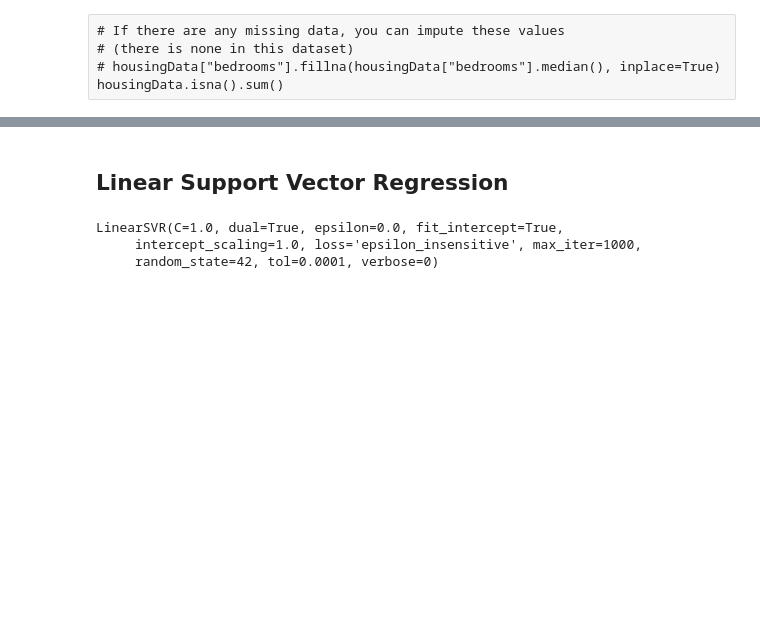
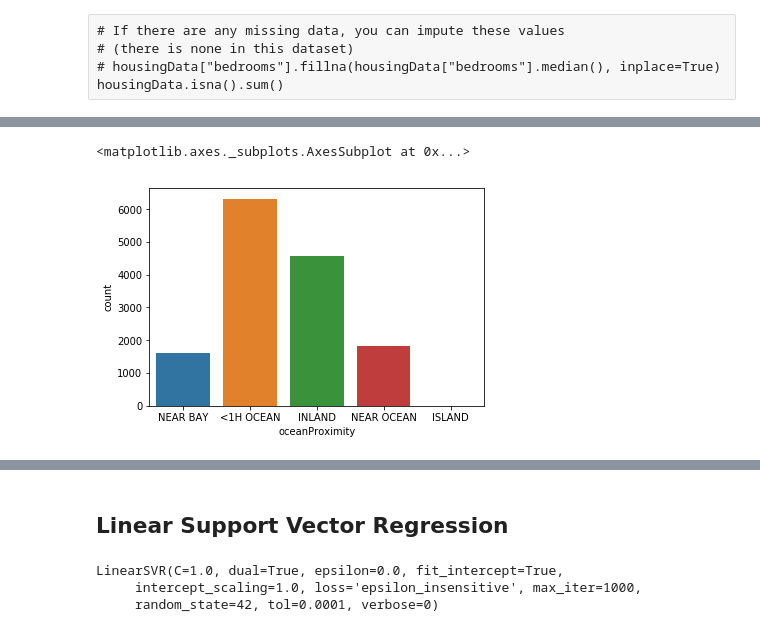
Before and after one commit to kartikathale/housepricepredict, a Jupyter notebook: HousingProject_Kartik_Athale.ipynb, the cells around one changed output, grey strips where cells are left out. Drawn from its saved outputs; the diff is of its cells as text; code cells hidden in the pictures; blank space fills up the shorter version.

```diff
--- a/HousingProject_Kartik_Athale.ipynb
+++ b/HousingProject_Kartik_Athale.ipynb
@@ -41,0 +195,5 @@ housingData.isna().sum()
+# %%
+sns.countplot(x='oceanProximity', data=housingData)
+# %% [output]
+<matplotlib.axes._subplots.AxesSubplot at 0x...>
+[figure, added]
```
Also changed, not shown: parts of 43 cells of this notebook.
